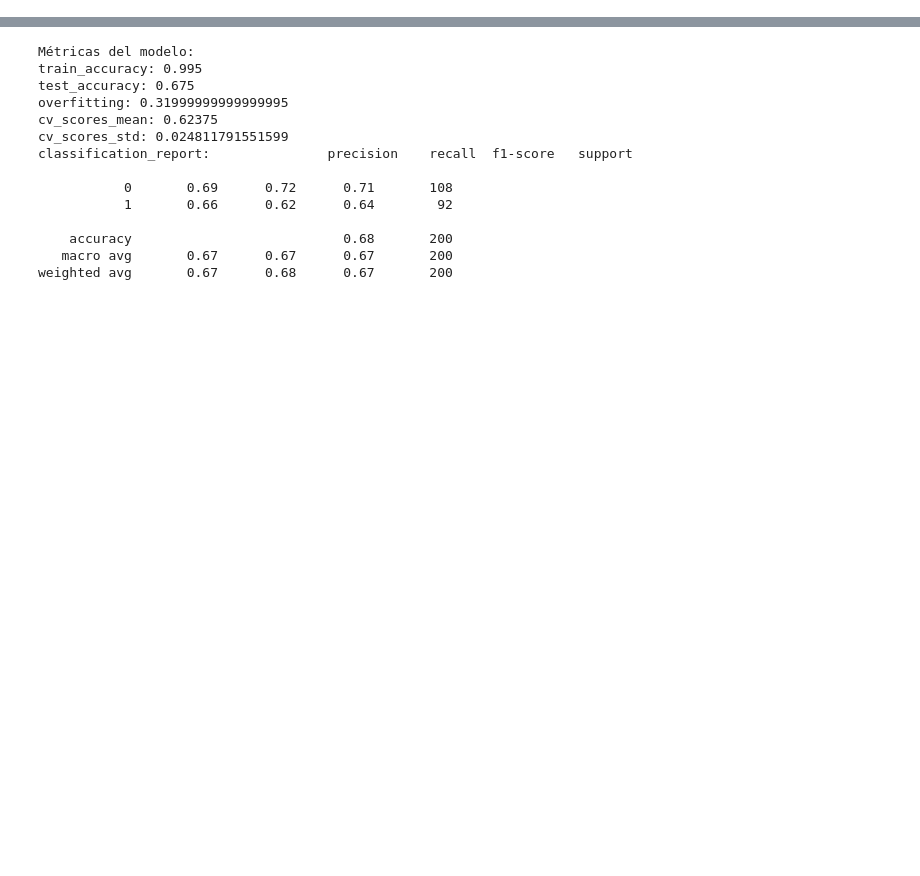
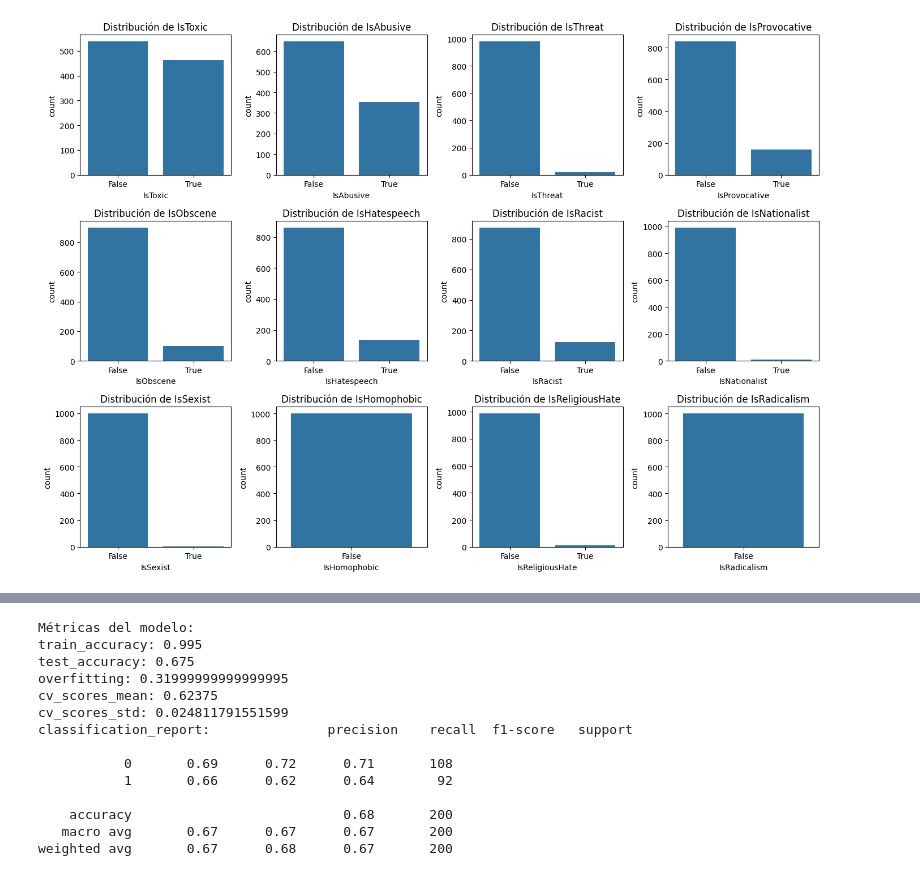
Before and after one commit to AI-School-F5-P3/NLP_youtube_G5, a Jupyter notebook: notebooks/essential.ipynb, the cells around one changed output, grey strips where cells are left out. Cells and saved outputs as stored; diff of their text form; code cells hidden in the pictures; blank space fills up the shorter version.

```diff
--- a/notebooks/essential.ipynb
+++ b/notebooks/essential.ipynb
@@ -12,0 +114,15 @@ from sklearn.model_selection import cross_val_score
+# %%
+# Ver la cantidad de comentarios por categoría (IsToxic, IsAbusive, etc.)
+toxicity_columns = ['IsToxic', 'IsAbusive', 'IsThreat', 'IsProvocative',
+                    'IsObscene', 'IsHatespeech', 'IsRacist', 'IsNationalist',
+                    'IsSexist', 'IsHomophobic', 'IsReligiousHate', 'IsRadicalism']
+
+plt.figure(figsize=(14, 10))
+for i, column in enumerate(toxicity_columns, 1):
+    plt.subplot(3, 4, i)
+    sns.countplot(data=df, x=column)
+    plt.title(f'Distribución de {column}')
+plt.tight_layout()
+plt.show()
+# %% [output]
+[figure, added]
```
Also changed, not shown: parts of 17 cells of this notebook, 18 other files.
